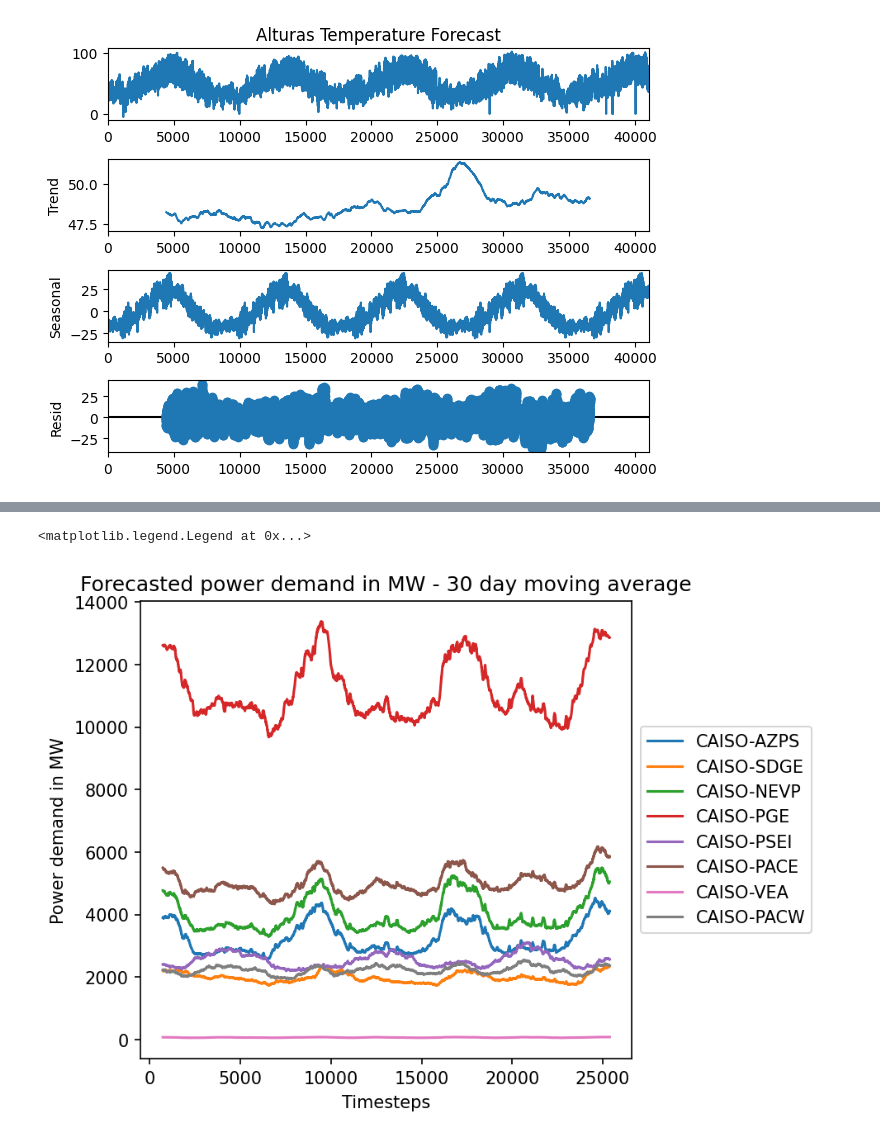
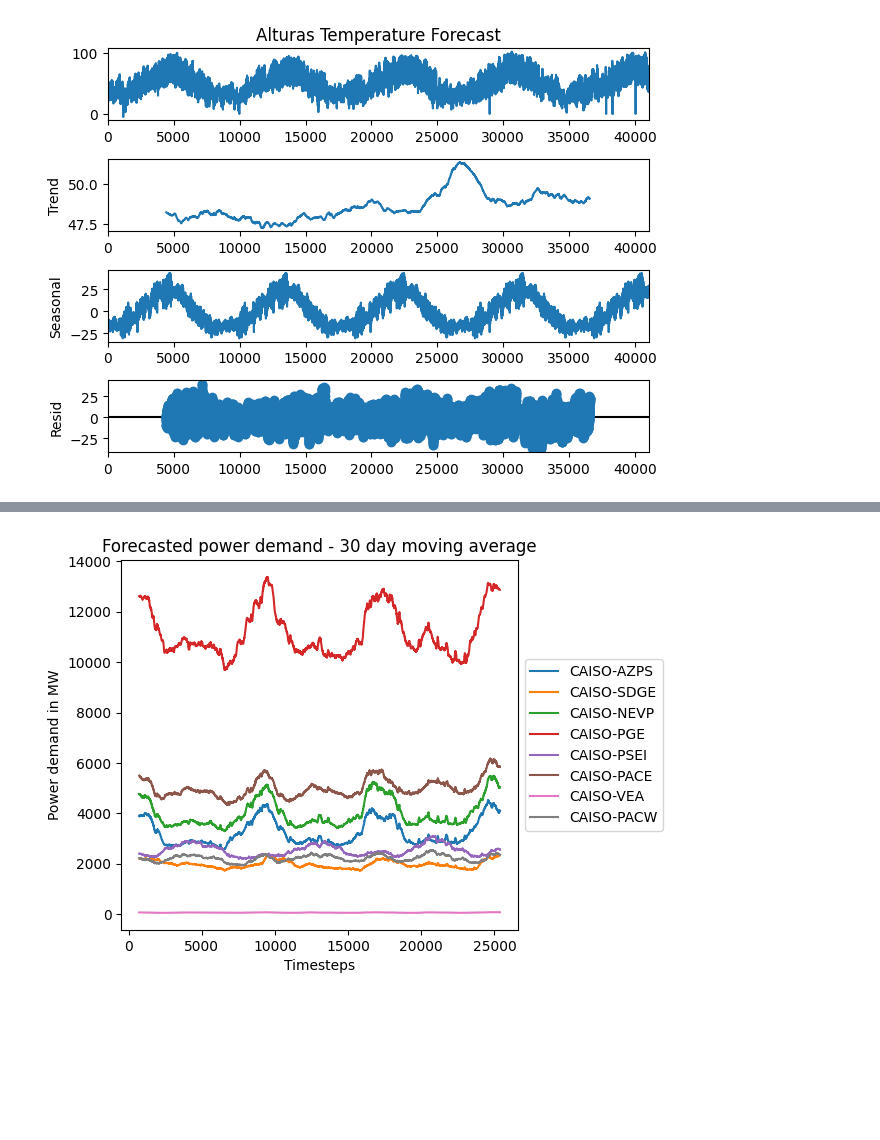
Before and after one commit to simoneliasen/yggdrasil, a Jupyter notebook: data_exploration/data_exploration.ipynb, the cells around one changed output, grey strips where cells are left out. Saved outputs shown, nothing was run; the diff lists cells and outputs as text; code cells hidden in the pictures; blank space fills up the shorter version.

```diff
--- a/data_exploration/data_exploration.ipynb
+++ b/data_exploration/data_exploration.ipynb
@@ -209,30 +232,31 @@ ax.legend(loc='center left', bbox_to_anchor=(1, 0.5))
 # %%
 columns = ['CAISO-AZPS Power Demand Forecast',
 'CAISO-SDGE Power Demand Forecast',
 'CAISO-NEVP Power Demand Forecast',
 'CAISO-PGE Power Demand Forecast',
 'CAISO-PSEI Power Demand Forecast',
 'CAISO-PACE Power Demand Forecast',
 'CAISO-VEA Power Demand Forecast',
 'CAISO-PACW Power Demand Forecast']
 
 df = pd.read_csv(r"..\\data\\dataset_dropNa.csv")
 df_copy = df[columns]
 df_copy.columns = df_copy.columns.str.replace(" Power Demand Forecast", "")
 
 df_copy = df_copy.rolling(24*30).mean()
 ax = df_copy.plot()
-ax.set_title("Forecasted power demand in MW - 30 day moving average")
+ax.set_title("Forecasted power demand - 30 day moving average")
 ax.set_xlabel("Timesteps")
 ax.set_ylabel("Power demand in MW")
 box = ax.get_position()
 ax.set_position([box.x0, box.y0, box.width * 0.8, box.height])
 
 # Put a legend to the right of the current axis
 ax.legend(loc='center left', bbox_to_anchor=(1, 0.5))
+fig = ax.get_figure()
+fig.savefig(f"..\\img\\forecasted_power_demand.png", bbox_inches='tight')
 # %% [output]
-<matplotlib.legend.Legend at 0x...>
-[figure, old version]
+[figure, new version]
 # %%
 columns = ['CAISO-AZPS Power Demand Forecast',
 'CAISO-SDGE Power Demand Forecast',
```
Also changed, not shown: parts of 13 cells of this notebook, 55 other files.
